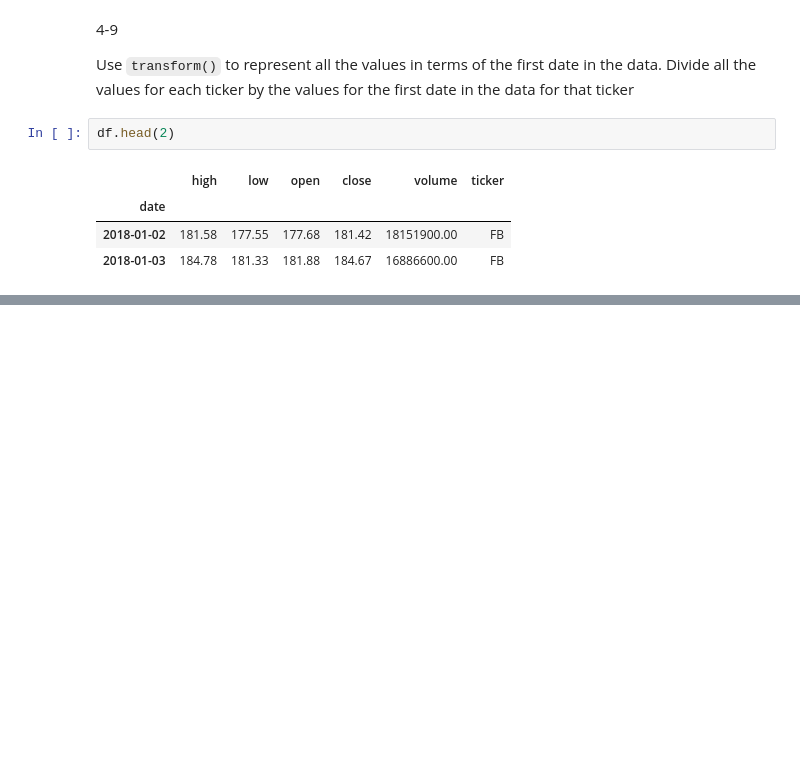
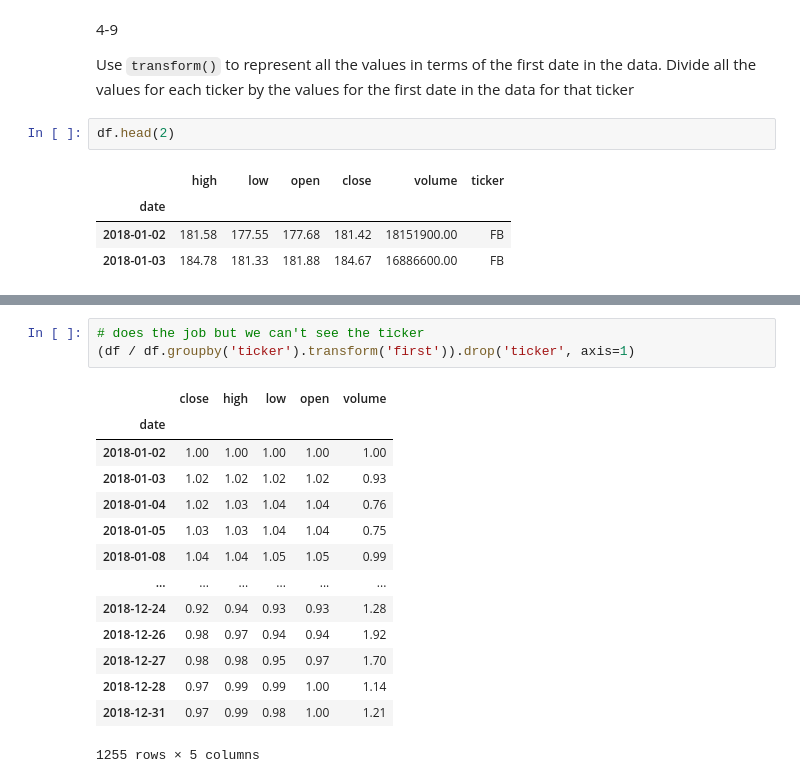
Before and after one commit to nadia-paz/ds-learning, a Jupyter notebook: data_analysis_pandas/exercises.ipynb, the cells around one changed output, grey strips where cells are left out. Cells and saved outputs as stored; diff of their text form; blank space fills up the shorter version.

```diff
--- a/data_analysis_pandas/exercises.ipynb
+++ b/data_analysis_pandas/exercises.ipynb
@@ -453,0 +511,18 @@ df.head(2)
+# %%
+# does the job but we can't see the ticker
+(df / df.groupby('ticker').transform('first')).drop('ticker', axis=1)
+# %% [output]
+|  | close | high | low | open | volume |
+| date |  |  |  |  |  |
+| 2018-01-02 | 1.00 | 1.00 | 1.00 | 1.00 | 1.00 |
+| 2018-01-03 | 1.02 | 1.02 | 1.02 | 1.02 | 0.93 |
+| 2018-01-04 | 1.02 | 1.03 | 1.04 | 1.04 | 0.76 |
+| 2018-01-05 | 1.03 | 1.03 | 1.04 | 1.04 | 0.75 |
+| 2018-01-08 | 1.04 | 1.04 | 1.05 | 1.05 | 0.99 |
+| ... | ... | ... | ... | ... | ... |
+| 2018-12-24 | 0.92 | 0.94 | 0.93 | 0.93 | 1.28 |
+| 2018-12-26 | 0.98 | 0.97 | 0.94 | 0.94 | 1.92 |
+| 2018-12-27 | 0.98 | 0.98 | 0.95 | 0.97 | 1.70 |
+| 2018-12-28 | 0.97 | 0.99 | 0.99 | 1.00 | 1.14 |
+| 2018-12-31 | 0.97 | 0.99 | 0.98 | 1.00 | 1.21 |
+1255 rows × 5 columns
```
Also changed, not shown: parts of 4 cells of this notebook.
